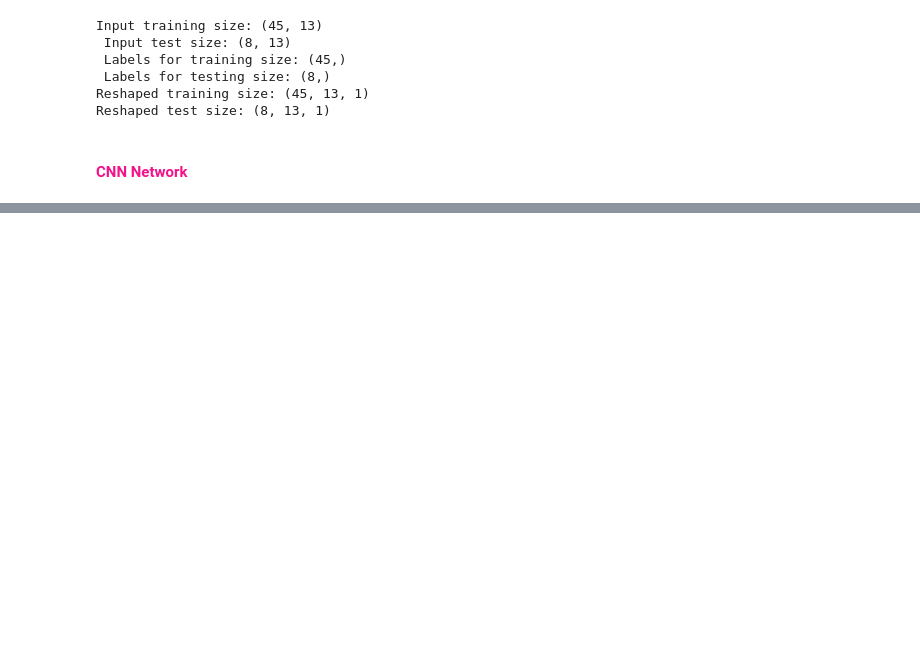
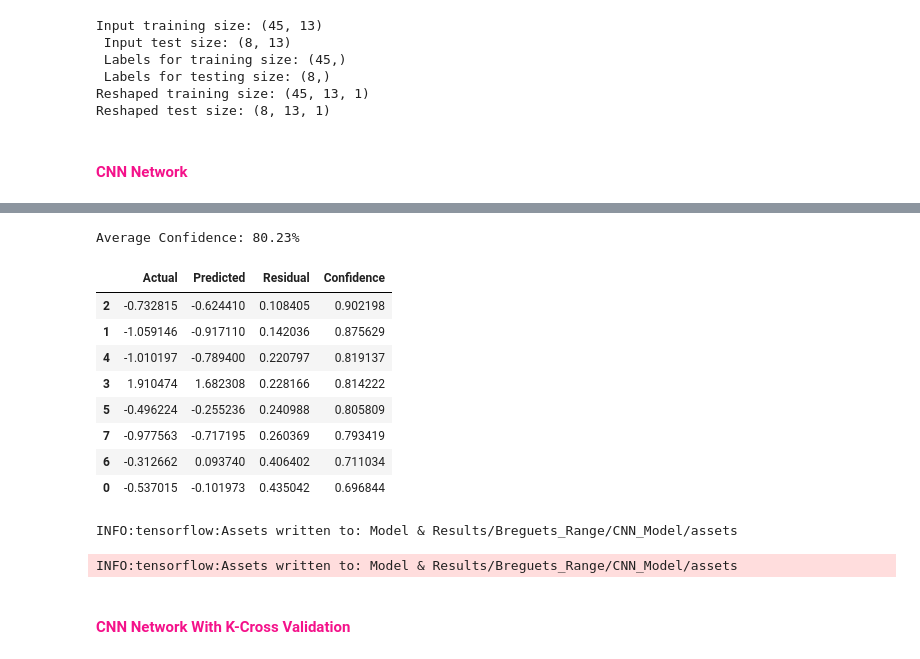
Before and after one commit to stahir01/Master-Thesis, a Jupyter notebook: Master_Thesis_Datasets_NewVersion.ipynb, the cells around one changed output, grey strips where cells are left out. Cells and saved outputs as stored; diff of their text form; code cells hidden in the pictures; blank space fills up the shorter version.

```diff
--- a/Master_Thesis_Datasets_NewVersion.ipynb
+++ b/Master_Thesis_Datasets_NewVersion.ipynb
@@ -4050,0 +4086,10 @@ plot_loss_metrics(model_results)
+# %%
+# Make predictions
+cnn_predictions_scaled = model.predict(X_test)
+
+
+mae_cnn_breg_eq, rmse_cnn_breg_eq, r2_cnn_breg_eq, y_pred_cnn_breg_eq, y_test_original_cnn_breg_eq = evaluate_model(y_test, cnn_predictions_scaled, y_scalar_value)
+print(f'Mean Absolute Error: {mae_cnn_breg_eq:.4f}\nRoot Mean Squared Error: {rmse_cnn_breg_eq:.4f}\nR^2 Score: {r2_cnn_breg_eq:.4f}')
+
+print(f'--------------------------------- \n')
+print(f'Mean Absoulte Error Normalized: {mean_absolute_error(y_test, cnn_predictions_scaled)}\n Root Mean Squared Error Normalized: {mean_squared_error(y_test, cnn_predictions_scaled, squared=False)}\n')
@@ -4050,0 +4138,15 @@ plot_loss_metrics(model_results)
+# %%
+#To check confidence, we use the normalized values
+results_df_cnn, avg_confidence = evaluate_model_confidence(y_test, cnn_predictions_scaled)
+results_df_cnn
+# %% [output]
+Average Confidence: 80.23%
+|  | Actual | Predicted | Residual | Confidence |
+| 2 | -0.732815 | -0.624410 | 0.108405 | 0.902198 |
+| 1 | -1.059146 | -0.917110 | 0.142036 | 0.875629 |
+| 4 | -1.010197 | -0.789400 | 0.220797 | 0.819137 |
+| 3 | 1.910474 | 1.682308 | 0.228166 | 0.814222 |
+| 5 | -0.496224 | -0.255236 | 0.240988 | 0.805809 |
+| 7 | -0.977563 | -0.717195 | 0.260369 | 0.793419 |
+| 6 | -0.312662 | 0.093740 | 0.406402 | 0.711034 |
+| 0 | -0.537015 | -0.101973 | 0.435042 | 0.696844 |
@@ -4050,0 +4155,7 @@ plot_loss_metrics(model_results)
+# %%
+model.save('Model & Results/Breguets_Range/CNN_Model')
+# %% [output]
+INFO:tensorflow:Assets written to: Model & Results/Breguets_Range/CNN_Model/assets
+INFO:tensorflow:Assets written to: Model & Results/Breguets_Range/CNN_Model/assets
+# %% [markdown]
+#### <font style="color: #F4128A;"> <strong>CNN Network With K-Cross Validation</strong></font>
```
Also changed, not shown: parts of 10 cells of this notebook, 6 other files.
